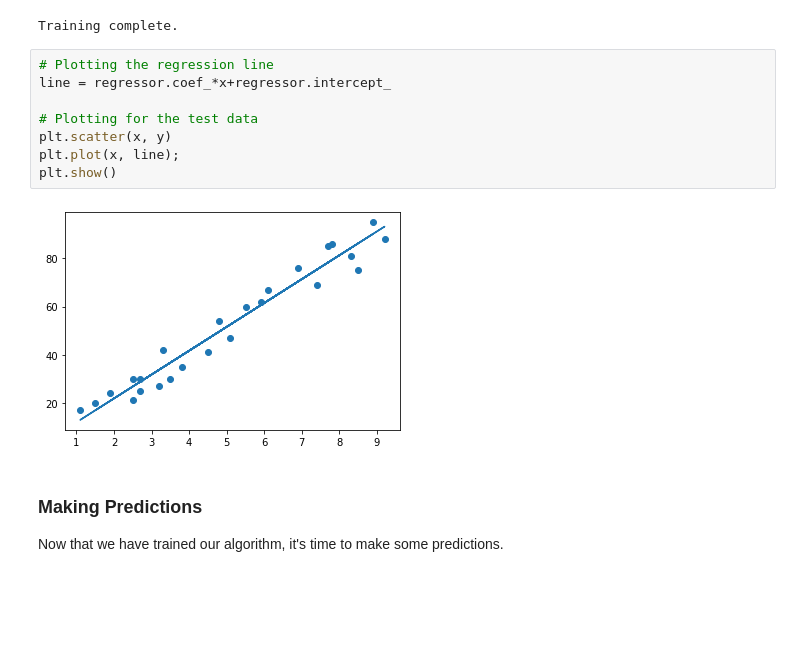
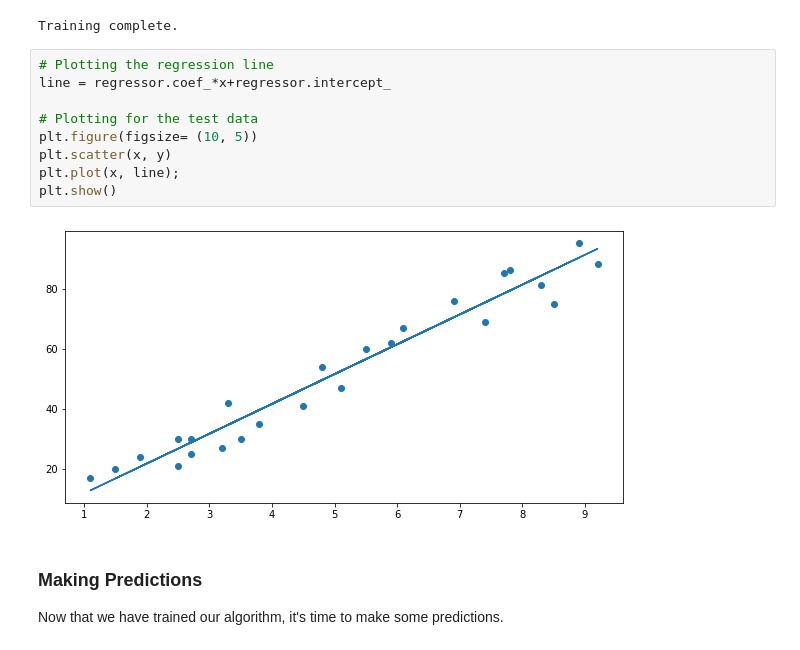
Before and after one commit to MahmoudSwailamAbdallahAtia/Prediction-using-Supervised-ML, a Jupyter notebook: Linear Regression.ipynb, the cells around one changed output. Saved outputs shown, nothing was run; the diff lists cells and outputs as text; blank space fills up the shorter version.

```diff
--- a/Linear Regression.ipynb
+++ b/Linear Regression.ipynb
@@ -72,13 +72,14 @@ Training complete.
 # %%
 # Plotting the regression line
 line = regressor.coef_*x+regressor.intercept_
 
 # Plotting for the test data
+plt.figure(figsize= (10, 5))
 plt.scatter(x, y)
 plt.plot(x, line);
 plt.show()
 # %% [output]
-[figure, old version]
+[figure, new version]
 # %% [markdown]
 ### **Making Predictions**
 Now that we have trained our algorithm, it's time to make some predictions.
```
